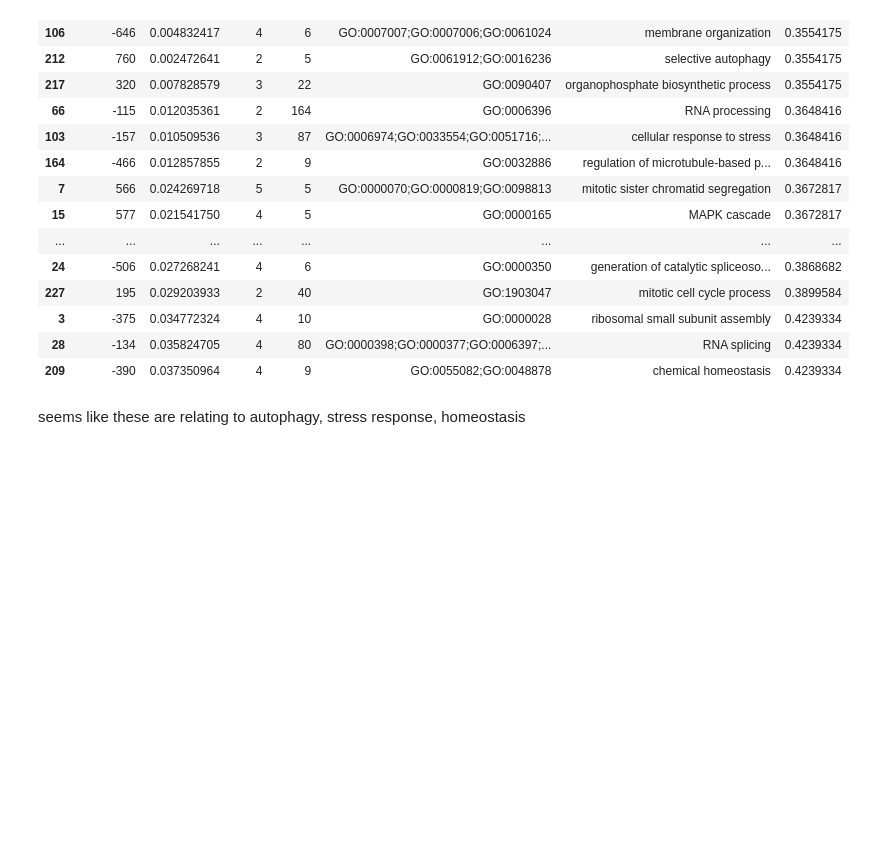
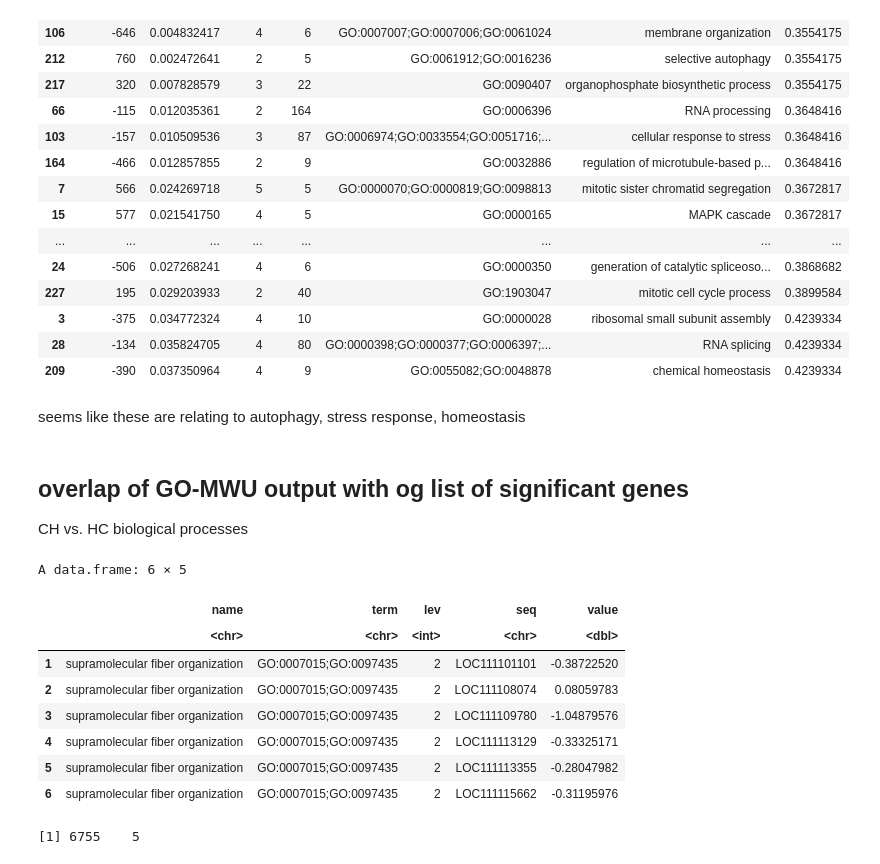
Before and after one commit to jgmcdonough/CE18_methylRAD_analysis, a Jupyter notebook: analysis/DMGs_analysis/go_mwu/go_mwu.ipynb, the cells around one changed output. Saved outputs shown, nothing was run; the diff lists cells and outputs as text; code cells hidden in the pictures; blank space fills up the shorter version.

```diff
--- a/analysis/DMGs_analysis/go_mwu/go_mwu.ipynb
+++ b/analysis/DMGs_analysis/go_mwu/go_mwu.ipynb
@@ -749,3 +740,22 @@ A data.frame: 20 × 7
 | 209 | -390 | 0.037350964 | 4 | 9 | GO:0055082;GO:0048878 | chemical homeostasis | 0.4239334 |
 # %% [markdown]
 seems like these are relating to autophagy, stress response, homeostasis
+# %% [markdown]
+## overlap of GO-MWU output with og list of significant genes
+
+CH vs. HC biological processes
+# %%
+BP_go <- read.csv('/project/pi_sarah_gignouxwolfsohn_uml_edu/julia/CE_MethylRAD_analysis_2018/analysis/DMGs_analysis/go_mwu/BP_allGenes_CH_lfc.csv', sep = '\t')
+head(BP_go)
+dim(BP_go)
+# %% [output]
+A data.frame: 6 × 5
+|  | name | term | lev | seq | value |
+|  | <chr> | <chr> | <int> | <chr> | <dbl> |
+| 1 | supramolecular fiber organization | GO:0007015;GO:0097435 | 2 | LOC111101101 | -0.38722520 |
+| 2 | supramolecular fiber organization | GO:0007015;GO:0097435 | 2 | LOC111108074 | 0.08059783 |
+| 3 | supramolecular fiber organization | GO:0007015;GO:0097435 | 2 | LOC111109780 | -1.04879576 |
+| 4 | supramolecular fiber organization | GO:0007015;GO:0097435 | 2 | LOC111113129 | -0.33325171 |
+| 5 | supramolecular fiber organization | GO:0007015;GO:0097435 | 2 | LOC111113355 | -0.28047982 |
+| 6 | supramolecular fiber organization | GO:0007015;GO:0097435 | 2 | LOC111115662 | -0.31195976 |
+[1] 6755    5
```
Also changed, not shown: parts of 8 cells of this notebook, 9 other files.
